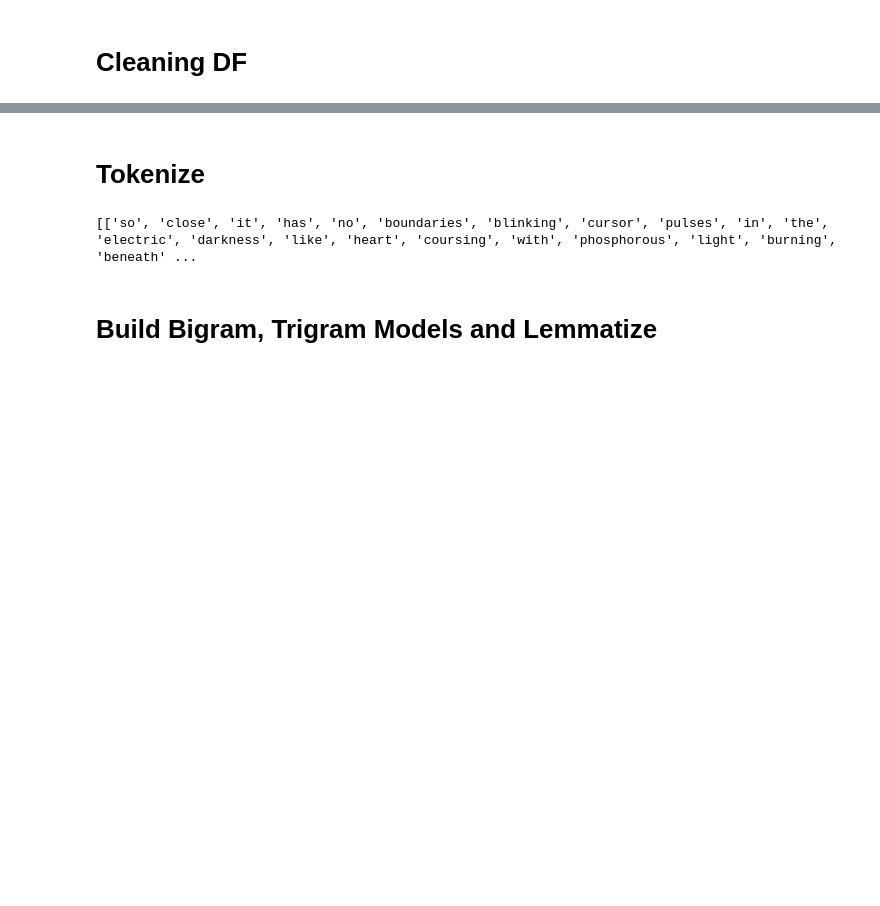
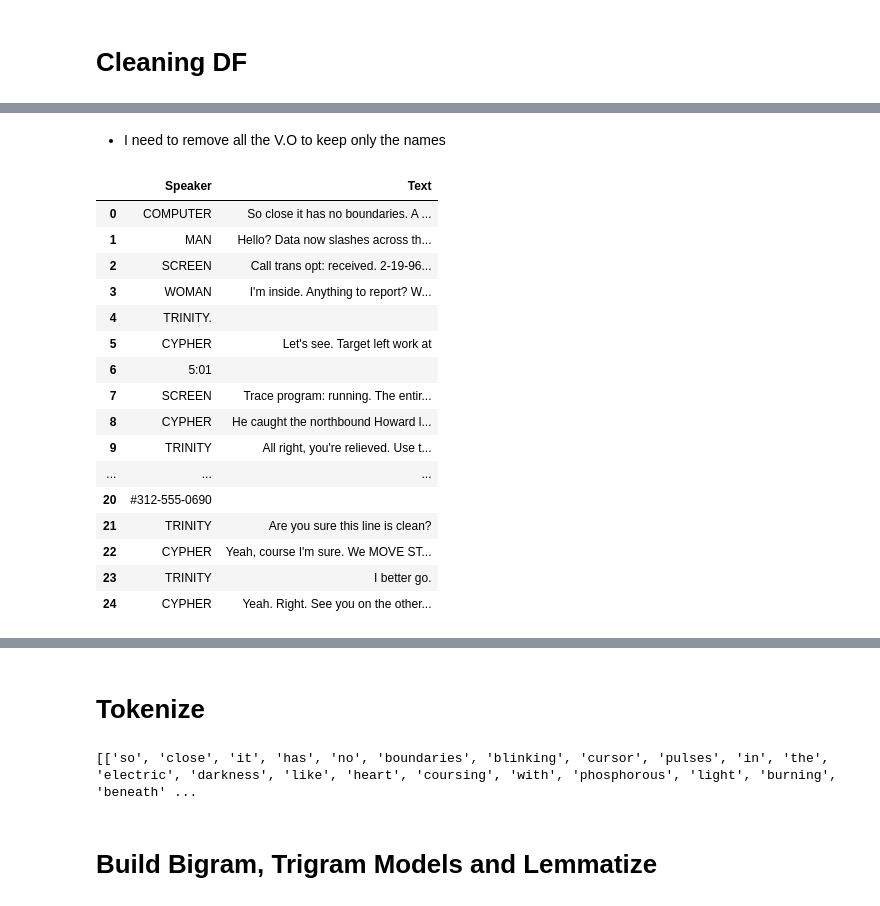
Before and after one commit to FabriceMesidor/ML_from_The-_Matrix, a Jupyter notebook: Data-Cleaning-EDA-Modeling.ipynb, the cells around one changed output, grey strips where cells are left out. Saved outputs shown, nothing was run; the diff lists cells and outputs as text; code cells hidden in the pictures; blank space fills up the shorter version.

Commit message:
removing VO from names

```diff
--- a/Data-Cleaning-EDA-Modeling.ipynb
+++ b/Data-Cleaning-EDA-Modeling.ipynb
@@ -68,0 +119,25 @@ df.head()
+# %% [markdown]
+* I need to remove all the V.O to keep only the names
+# %%
+#Use split to take the V.O at the end of the in the Speaker name
+df.Speaker = df.Speaker.apply(lambda x: x.split()[0])
+# %%
+df.head(25)
+# %% [output]
+|  | Speaker | Text |
+| 0 | COMPUTER | So close it has no boundaries. A ... |
+| 1 | MAN | Hello? Data now slashes across th... |
+| 2 | SCREEN | Call trans opt: received. 2-19-96... |
+| 3 | WOMAN | I'm inside. Anything to report? W... |
+| 4 | TRINITY. |  |
+| 5 | CYPHER | Let's see. Target left work at |
+| 6 | 5:01 |  |
+| 7 | SCREEN | Trace program: running. The entir... |
+| 8 | CYPHER | He caught the northbound Howard l... |
+| 9 | TRINITY | All right, you're relieved. Use t... |
+| ... | ... | ... |
+| 20 | #312-555-0690 |  |
+| 21 | TRINITY | Are you sure this line is clean? |
+| 22 | CYPHER | Yeah, course I'm sure. We MOVE ST... |
+| 23 | TRINITY | I better go. |
+| 24 | CYPHER | Yeah. Right. See you on the other... |
```
Also changed, not shown: parts of 5 cells of this notebook.
